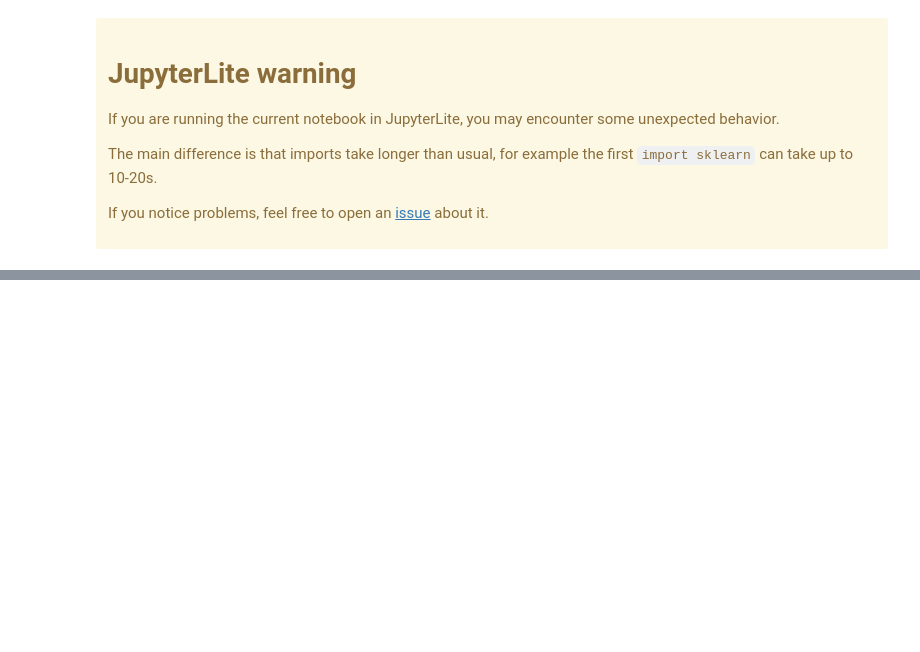
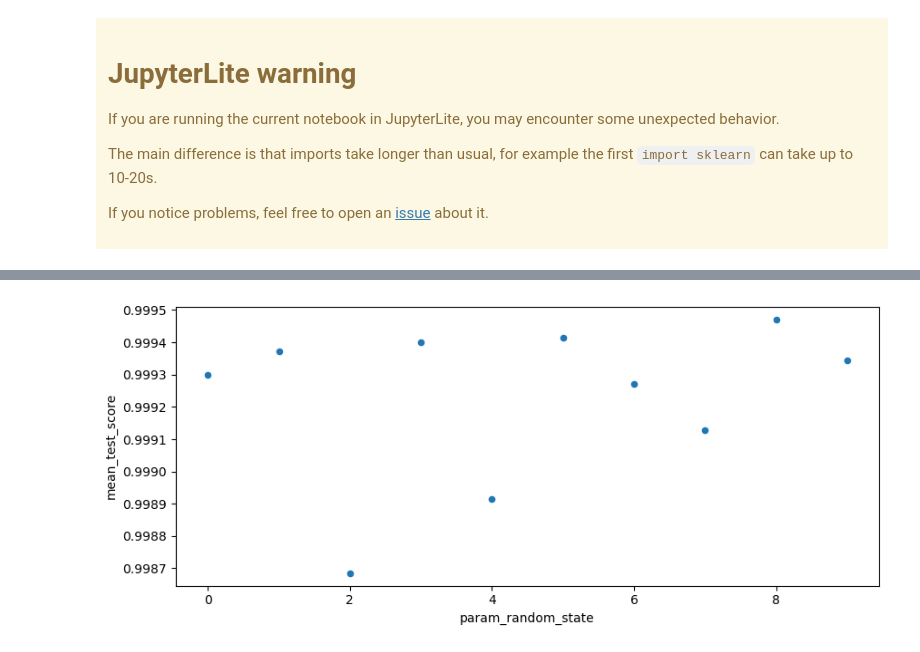
Before and after one commit to probabl-ai/youtube-appendix, a Jupyter notebook: 12-curse/optimizers-curse.ipynb, the cells around one changed output, grey strips where cells are left out. Drawn from its saved outputs; the diff is of its cells as text; code cells hidden in the pictures; blank space fills up the shorter version.

Commit message:
Make notebook run faster

```diff
--- a/12-curse/optimizers-curse.ipynb
+++ b/12-curse/optimizers-curse.ipynb
@@ -10,10 +10,18 @@ The main difference is that imports take longer than usual, for example the firs
 If you notice problems, feel free to open an [issue](https://github.com/probabl-ai/youtube-appendix/issues/new/choose) about it.
 </div>
 # %%
-%pip install sklego pyodide-http
+%pip install pyodide-http
 import pyodide_http
-from sklego.datasets import fetch_creditcard
+import numpy as np
+from sklearn.datasets import fetch_openml
 
 pyodide_http.patch_all()
-X, y = fetch_creditcard(return_X_y=True)
-X
+X, y = fetch_openml(data_id=1597, return_X_y=True)
+
+# Subsample the dataset to speed up this demo notebook
+n_samples = len(X)
+rng = np.random.default_rng(seed=42)
+indices = rng.choice(n_samples, size=70_000, replace=False)
+X_subsampled = X.iloc[indices]
+y_subsampled = y.iloc[indices]
+X_subsampled
@@ -21,7 +43,6 @@ X
 import numpy as np
 from sklearn.model_selection import GridSearchCV
 from sklearn.neural_network import MLPClassifier
-from sklearn.metrics import make_scorer, accuracy_score
 
 settings, cv = 10, 5
 params = {
@@ -33,11 +54,8 @@ grid = GridSearchCV(
     cv=cv,
     n_jobs=-1,
     param_grid=params,
-    scoring={"acc": make_scorer(accuracy_score)},
-    refit="acc"
 )
 # %%
 %%time
-
-grid.fit(X, y)
+grid.fit(X_subsampled, y_subsampled)
 # %% [output]
@@ -67 +66,10 @@ from sklearn.metrics import make_scorer, accuracy_score
+# %%
+import pandas as pd
+import matplotlib.pyplot as plt
+
+fig, ax = plt.subplots(figsize=(10, 4))
+pd.DataFrame(grid.cv_results_).plot.scatter(x='param_random_state', y='mean_test_score', ax=ax)
+plt.show()
+# %% [output]
+[figure, added]
 # %%
```
Also changed, not shown: parts of 10 cells of this notebook.
